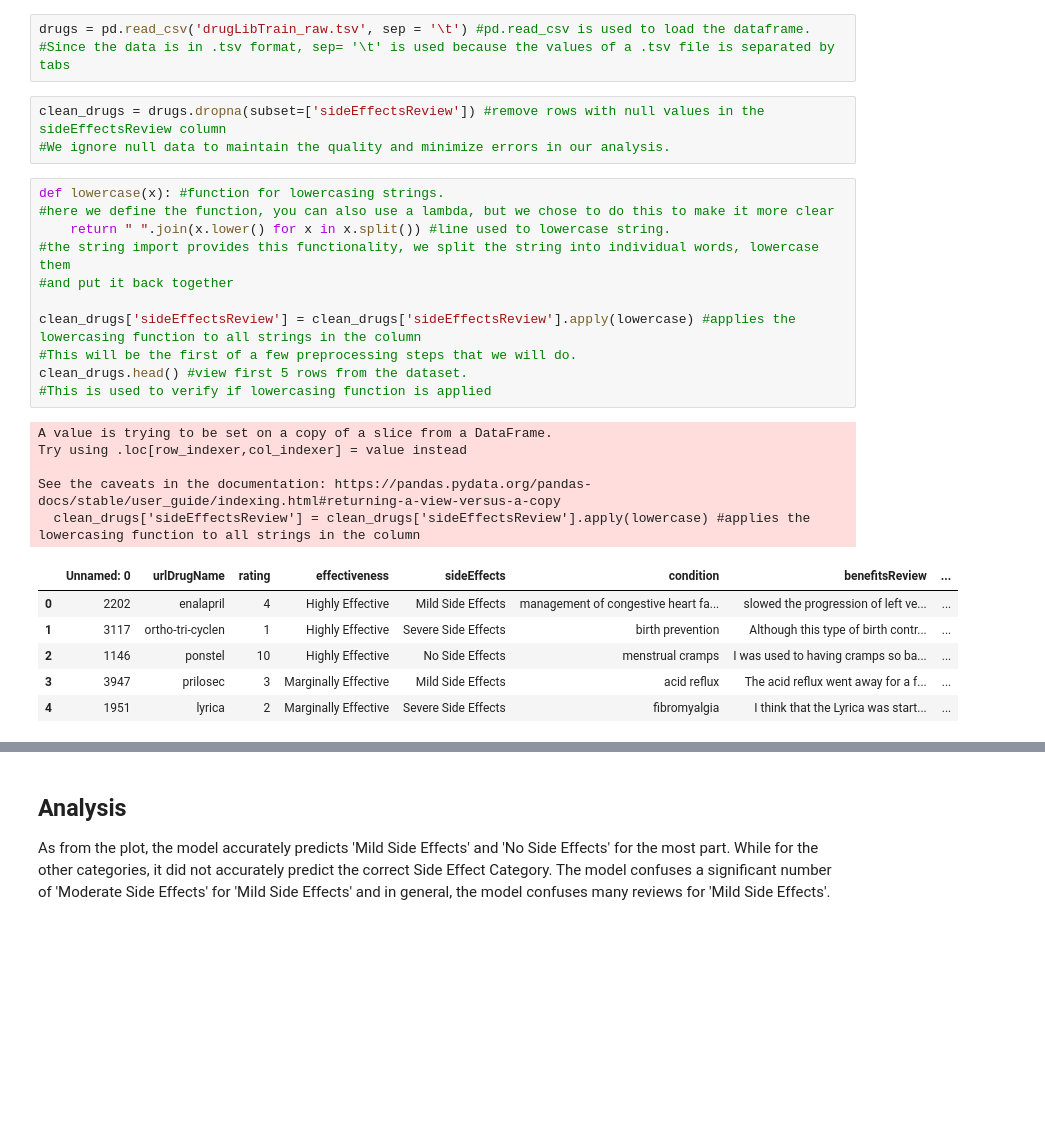
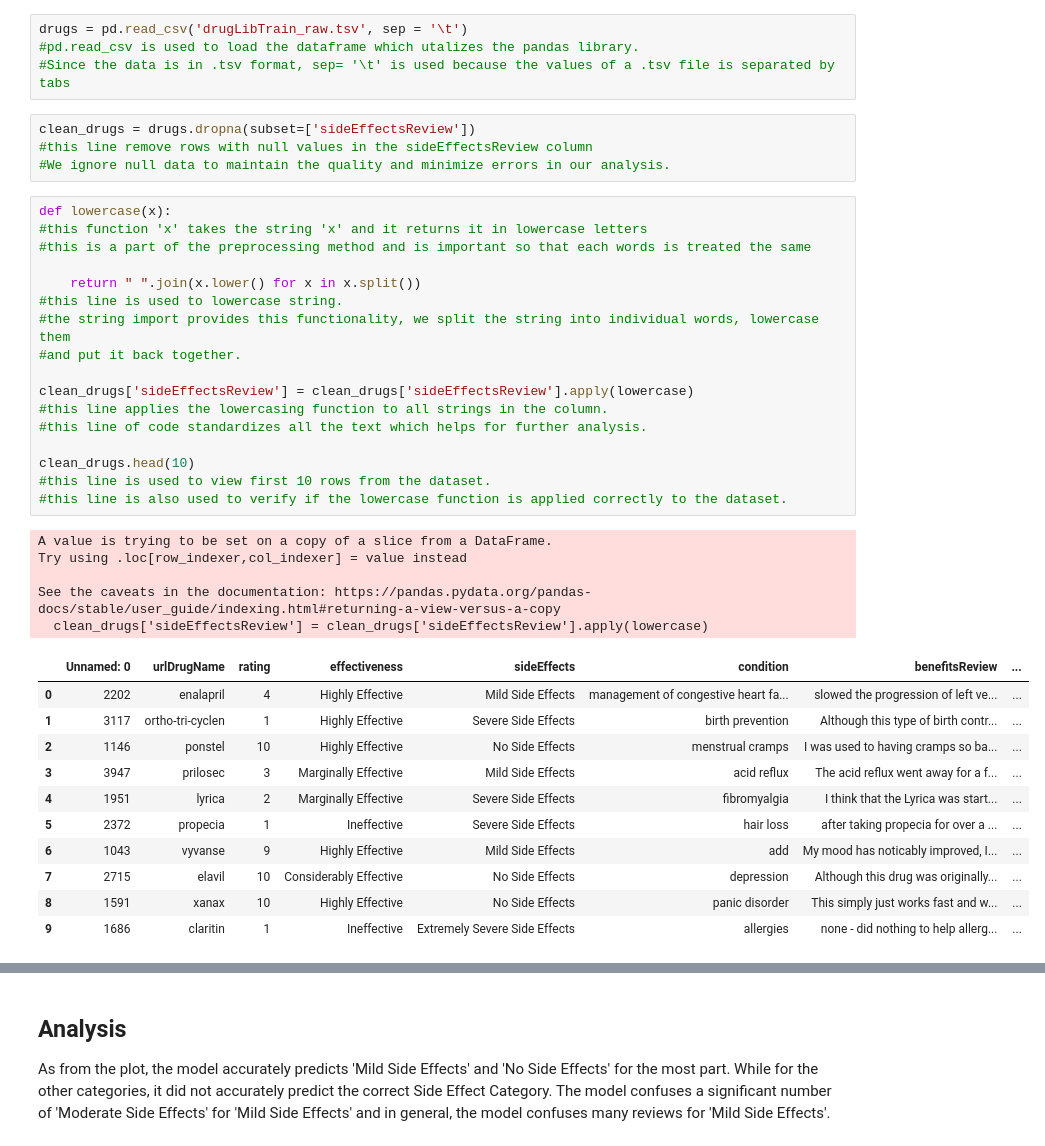
Before and after one commit to Raindeeru/SentimentAnalysis, a Jupyter notebook: Part3.ipynb, the cells around one changed output, grey strips where cells are left out. Cells and saved outputs as stored; diff of their text form; blank space fills up the shorter version.

Commit message:
completed part 3

```diff
--- a/Part3.ipynb
+++ b/Part3.ipynb
@@ -37,32 +78,45 @@ nltk.download('wordnet') # This downloads the WordNet lexical database, which is
 [nltk_data]   Package wordnet is already up-to-date!
 True
 # %%
-drugs = pd.read_csv('drugLibTrain_raw.tsv', sep = '\t') #pd.read_csv is used to load the dataframe.
+drugs = pd.read_csv('drugLibTrain_raw.tsv', sep = '\t')
+#pd.read_csv is used to load the dataframe which utalizes the pandas library.
 #Since the data is in .tsv format, sep= '\t' is used because the values of a .tsv file is separated by tabs
 # %%
-clean_drugs = drugs.dropna(subset=['sideEffectsReview']) #remove rows with null values in the sideEffectsReview column
+clean_drugs = drugs.dropna(subset=['sideEffectsReview'])
+#this line remove rows with null values in the sideEffectsReview column
 #We ignore null data to maintain the quality and minimize errors in our analysis.
 # %%
-def lowercase(x): #function for lowercasing strings.
-#here we define the function, you can also use a lambda, but we chose to do this to make it more clear
-    return " ".join(x.lower() for x in x.split()) #line used to lowercase string.
+def lowercase(x):
+#this function 'x' takes the string 'x' and it returns it in lowercase letters
+#this is a part of the preprocessing method and is important so that each words is treated the same
+
+    return " ".join(x.lower() for x in x.split())
+#this line is used to lowercase string.
 #the string import provides this functionality, we split the string into individual words, lowercase them
-#and put it back together
+#and put it back together.
 
-clean_drugs['sideEffectsReview'] = clean_drugs['sideEffectsReview'].apply(lowercase) #applies the lowercasing function to all strings in the column
-#This will be the first of a few preprocessing steps that we will do.
-clean_drugs.head() #view first 5 rows from the dataset.
-#This is used to verify if lowercasing function is applied
+clean_drugs['sideEffectsReview'] = clean_drugs['sideEffectsReview'].apply(lowercase)
+#this line applies the lowercasing function to all strings in the column.
+#this line of code standardizes all the text which helps for further analysis.
+
+clean_drugs.head(10)
+#this line is used to view first 10 rows from the dataset.
+#this line is also used to verify if the lowercase function is applied correctly to the dataset.
 # %% [output]
 A value is trying to be set on a copy of a slice from a DataFrame.
 Try using .loc[row_indexer,col_indexer] = value instead
 
 See the caveats in the documentation: https://pandas.pydata.org/pandas-docs/stable/user_guide/indexing.html#returning-a-view-versus-a-copy
-  clean_drugs['sideEffectsReview'] = clean_drugs['sideEffectsReview'].apply(lowercase) #applies the lowercasing function to all strings in the column
+  clean_drugs['sideEffectsReview'] = clean_drugs['sideEffectsReview'].apply(lowercase)
 |  | Unnamed: 0 | urlDrugName | rating | effectiveness | sideEffects | condition | benefitsReview | ... |
 | 0 | 2202 | enalapril | 4 | Highly Effective | Mild Side Effects | management of congestive heart fa... | slowed the progression of left ve... | ... |
 | 1 | 3117 | ortho-tri-cyclen | 1 | Highly Effective | Severe Side Effects | birth prevention | Although this type of birth contr... | ... |
 | 2 | 1146 | ponstel | 10 | Highly Effective | No Side Effects | menstrual cramps | I was used to having cramps so ba... | ... |
 | 3 | 3947 | prilosec | 3 | Marginally Effective | Mild Side Effects | acid reflux | The acid reflux went away for a f... | ... |
 | 4 | 1951 | lyrica | 2 | Marginally Effective | Severe Side Effects | fibromyalgia | I think that the Lyrica was start... | ... |
+| 5 | 2372 | propecia | 1 | Ineffective | Severe Side Effects | hair loss | after taking propecia for over a ... | ... |
+| 6 | 1043 | vyvanse | 9 | Highly Effective | Mild Side Effects | add | My mood has noticably improved, I... | ... |
+| 7 | 2715 | elavil | 10 | Considerably Effective | No Side Effects | depression | Although this drug was originally... | ... |
+| 8 | 1591 | xanax | 10 | Highly Effective | No Side Effects | panic disorder | This simply just works fast and w... | ... |
+| 9 | 1686 | claritin | 1 | Ineffective | Extremely Severe Side Effects | allergies | none - did nothing to help allerg... | ... |
 # %%
```
Also changed, not shown: parts of 11 cells of this notebook.
